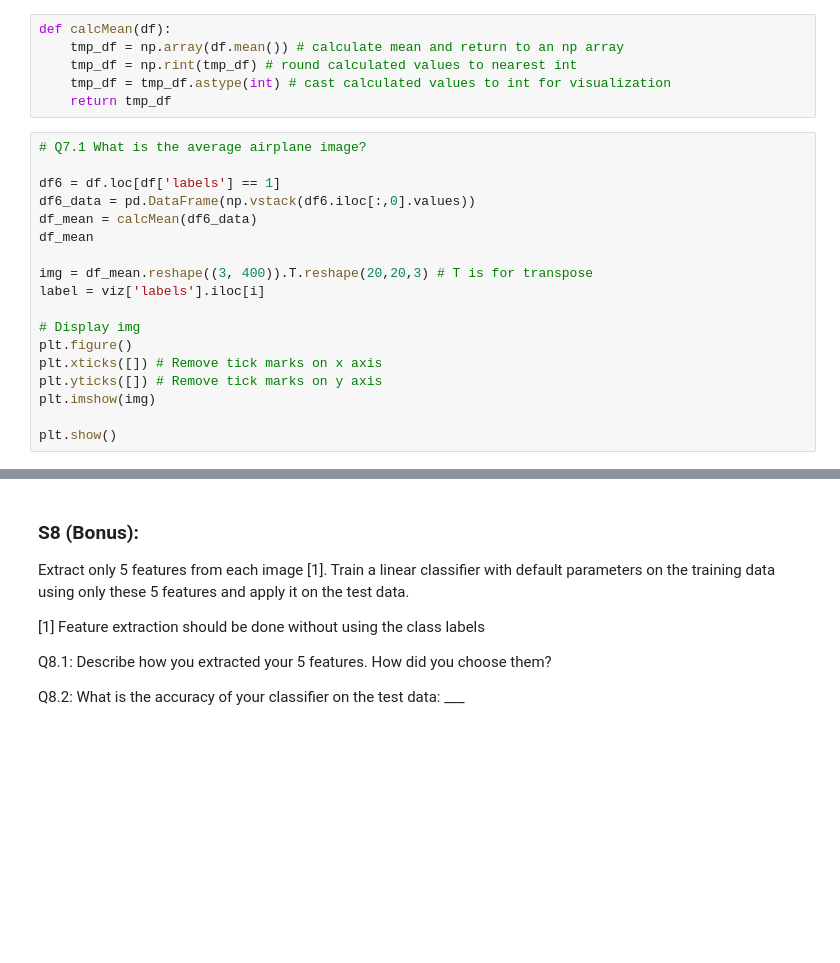
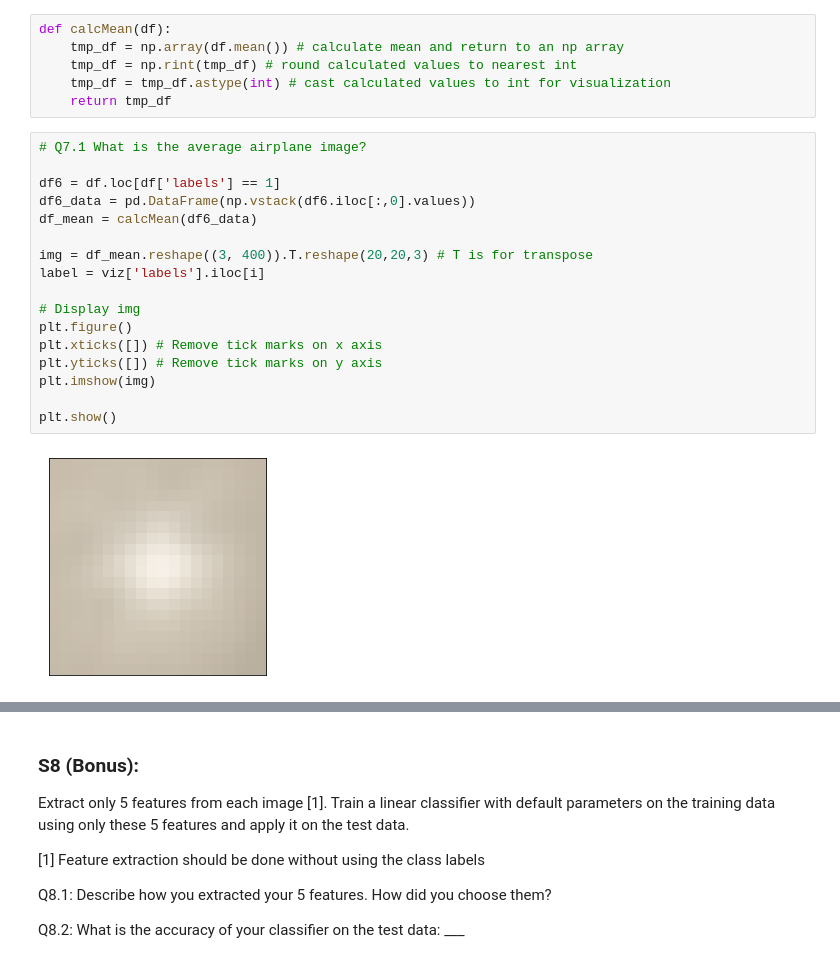
Before and after one commit to johnatawnclementawn/RemoteSensing_650_HW, a Jupyter notebook: HW2/Clementi_MUSA650_HW2.ipynb, the cells around one changed output, grey strips where cells are left out. Drawn from its saved outputs; the diff is of its cells as text; blank space fills up the shorter version.

```diff
--- a/HW2/Clementi_MUSA650_HW2.ipynb
+++ b/HW2/Clementi_MUSA650_HW2.ipynb
@@ -434,18 +442,19 @@ def calcMean(df):
 # %%
 # Q7.1 What is the average airplane image?
 
 df6 = df.loc[df['labels'] == 1]
 df6_data = pd.DataFrame(np.vstack(df6.iloc[:,0].values))
 df_mean = calcMean(df6_data)
-df_mean
 
 img = df_mean.reshape((3, 400)).T.reshape(20,20,3) # T is for transpose
 label = viz['labels'].iloc[i]
 
 # Display img
 plt.figure()
 plt.xticks([]) # Remove tick marks on x axis
 plt.yticks([]) # Remove tick marks on y axis
 plt.imshow(img)
 
 plt.show()
+# %% [output]
+[figure, added]
```
Also changed, not shown: parts of 9 cells of this notebook.
